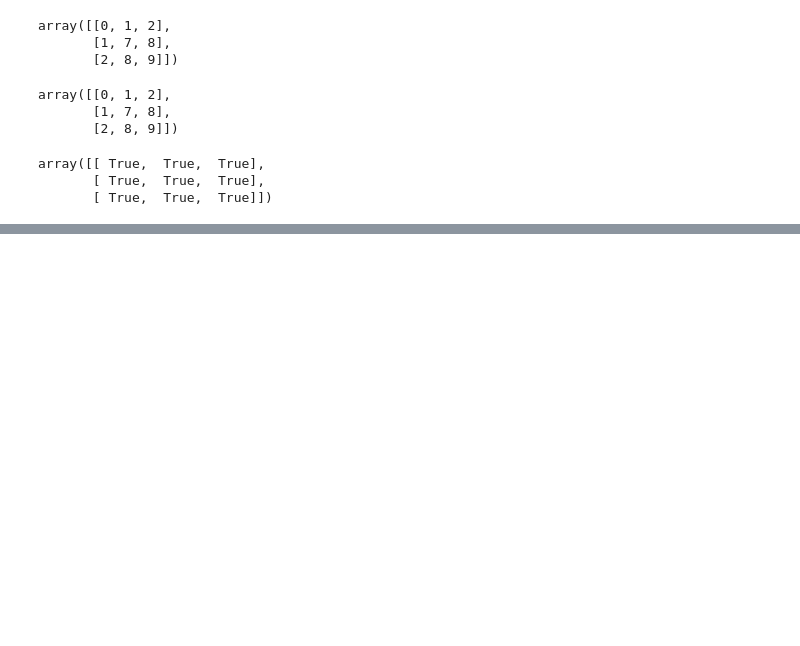
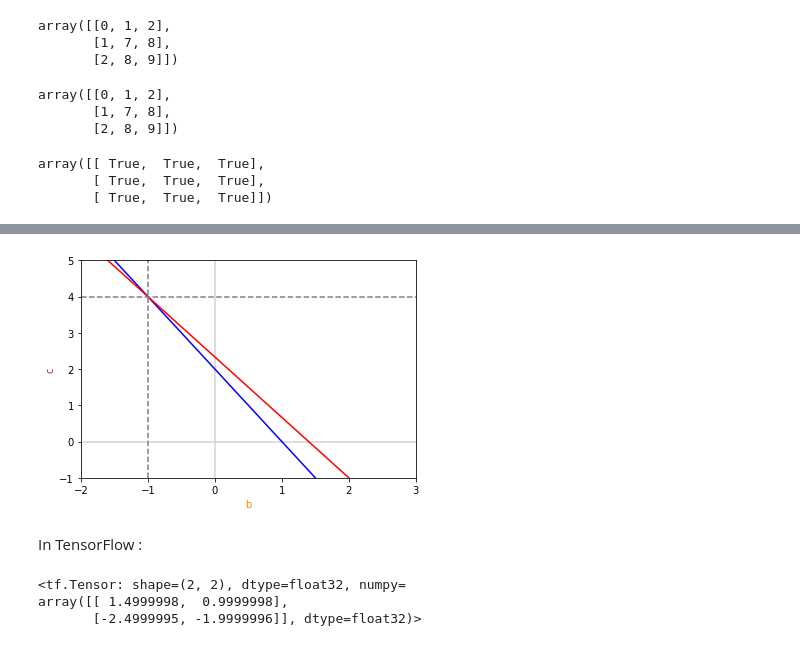
Before and after one commit to irawan09/Machine_Learning, a Jupyter notebook: Mathematical Foundations of ML/1 - Introduction into Linear Algebra.ipynb, the cells around one changed output, grey strips where cells are left out. Saved outputs shown, nothing was run; the diff lists cells and outputs as text; code cells hidden in the pictures; blank space fills up the shorter version.

```diff
--- a/Mathematical Foundations of ML/1 - Introduction into Linear Algebra.ipynb
+++ b/Mathematical Foundations of ML/1 - Introduction into Linear Algebra.ipynb
@@ -665,0 +765,31 @@ array([[ True,  True,  True],
+# %%
+b = np.linspace(-10, 10, 1000) # start, finish, and points
+# %%
+c1 = 2-2*b
+# %%
+c2 = (7-5*b)/3
+# %%
+fix, ax = plt.subplots()
+plt.xlabel('b', c='darkorange')
+plt.ylabel('c', c='brown')
+
+plt.axvline(x=0, color='lightgray')
+plt.axhline(y=0, color='lightgray')
+
+ax.set_xlim([-2, 3])
+ax.set_ylim([-1, 5])
+ax.plot(b, c1, c='blue')
+ax.plot(b, c2, c='red')
+
+plt.axvline(x=-1, color='gray', linestyle='--')
+_ = plt.axhline(y=4, color='gray', linestyle='--')
+# %% [output]
+[figure, added]
+# %% [markdown]
+In TensorFlow :
+# %%
+tf.linalg.inv(tf.Variable([[4, 2], [-5, -3.]])) # also float
+# %% [output]
+<tf.Tensor: shape=(2, 2), dtype=float32, numpy=
+array([[ 1.4999998,  0.9999998],
+       [-2.4999995, -1.9999996]], dtype=float32)>
```
Also changed, not shown: parts of 48 cells of this notebook.
